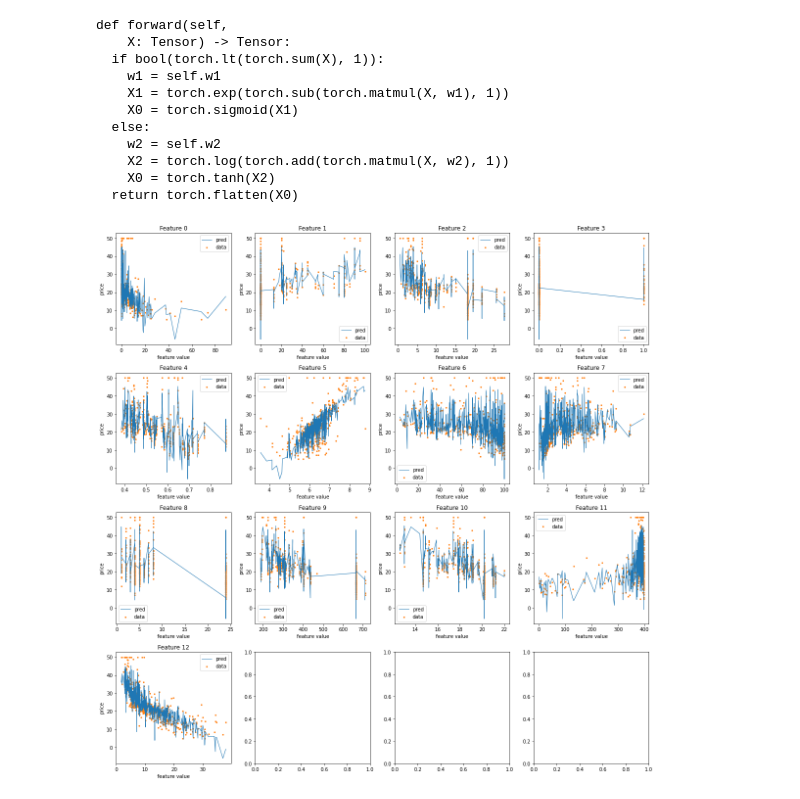
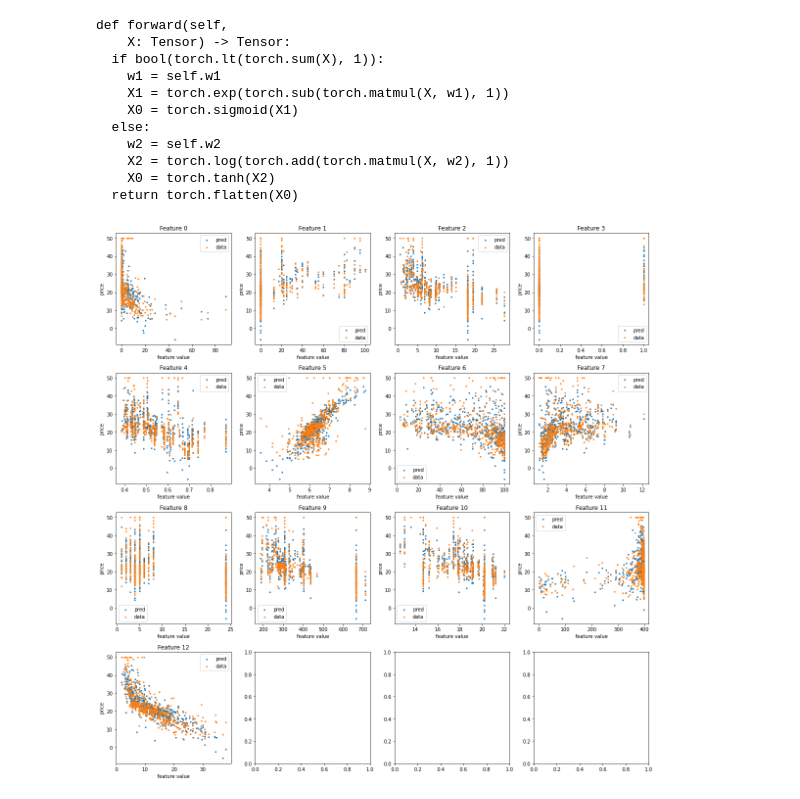
Before and after one commit to pyhh/pytorch-examples, a Jupyter notebook: pytorch.ipynb, the cells around one changed output. Saved outputs shown, nothing was run; the diff lists cells and outputs as text; code cells hidden in the pictures.

Commit message:
Making graphs clearer

```diff
--- a/pytorch.ipynb
+++ b/pytorch.ipynb
@@ -354,16 +364,16 @@ def forward(self,
 # %%
 w = torch.inverse(X.T @ X) @ X.T @ y
 yhat = (X @ w).detach().numpy()
 fig, axes = plt.subplots(4, 4, figsize=(16, 16))
 for i, x in enumerate(X.T):
     ax = axes[i // 4][i % 4]
     xs, idx = torch.sort(x)
-    ax.plot(xs, yhat[idx], label='pred', linewidth=1)
+    ax.scatter(xs, yhat[idx], label='pred', s=5, c='C0')
     ax.scatter(x, y, label='data', s=5, c='C1')
     ax.set_title(f'Feature {i}')
     ax.set_ylabel('price')
     ax.set_xlabel('feature value')
     ax.legend()
 plt.tight_layout()
 # %% [output]
-[figure, old version]
+[figure, new version]
```
Also changed, not shown: parts of 4 cells of this notebook, 1 other file.
